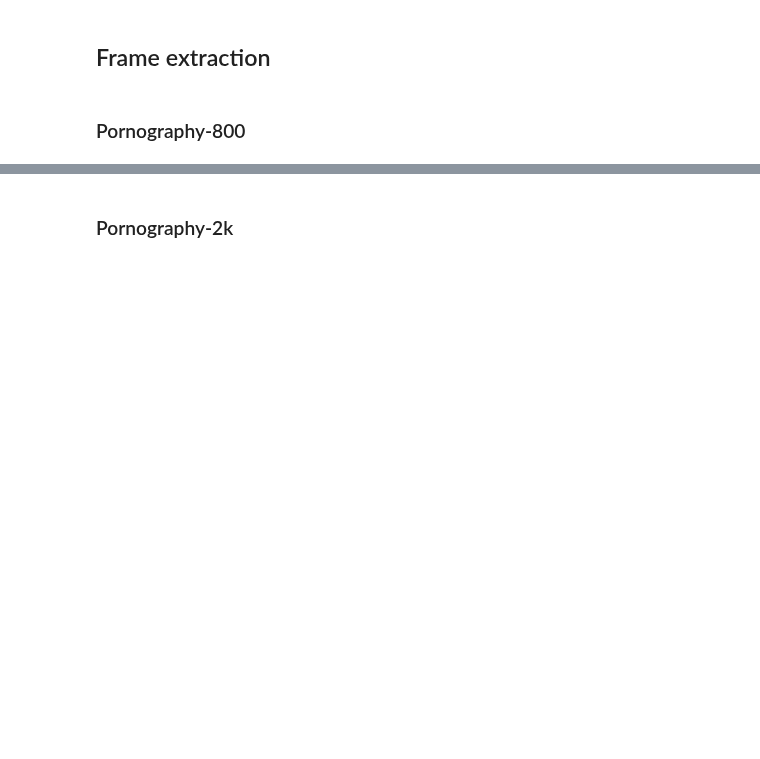
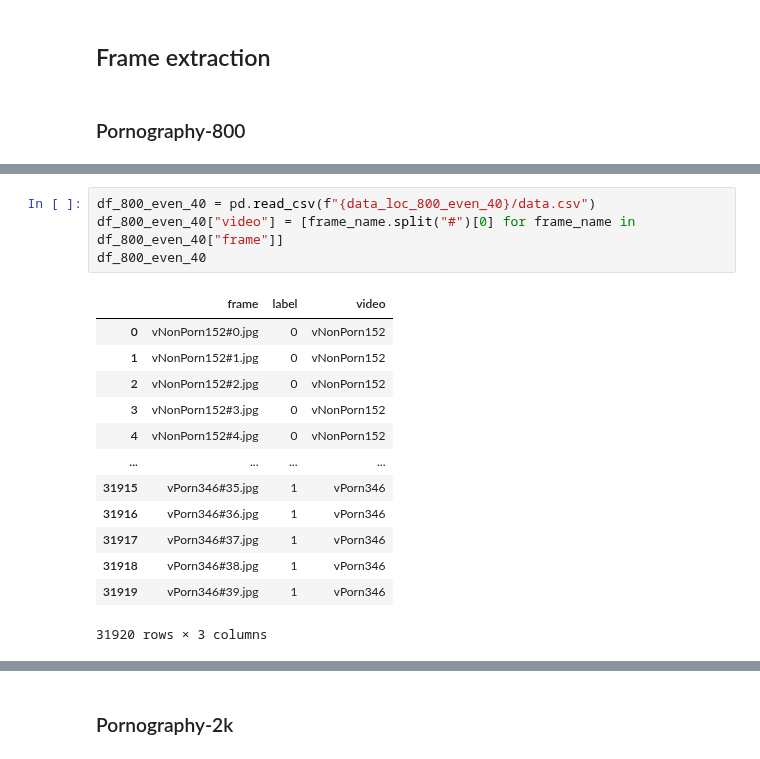
Before and after one commit to margaridav27/end-to-end-framework-pornography-detection, a Jupyter notebook: src/notebooks/sanity_check.ipynb, the cells around one changed output, grey strips where cells are left out. Cells and saved outputs as stored; diff of their text form; blank space fills up the shorter version.

```diff
--- a/src/notebooks/sanity_check.ipynb
+++ b/src/notebooks/sanity_check.ipynb
@@ -36,0 +97,18 @@ len(frames_800[frames_800["label"] == 1]) # Number of porn frames
+# %%
+df_800_even_40 = pd.read_csv(f"{data_loc_800_even_40}/data.csv")
+df_800_even_40["video"] = [frame_name.split("#")[0] for frame_name in df_800_even_40["frame"]]
+df_800_even_40
+# %% [output]
+|  | frame | label | video |
+| 0 | vNonPorn152#0.jpg | 0 | vNonPorn152 |
+| 1 | vNonPorn152#1.jpg | 0 | vNonPorn152 |
+| 2 | vNonPorn152#2.jpg | 0 | vNonPorn152 |
+| 3 | vNonPorn152#3.jpg | 0 | vNonPorn152 |
+| 4 | vNonPorn152#4.jpg | 0 | vNonPorn152 |
+| ... | ... | ... | ... |
+| 31915 | vPorn346#35.jpg | 1 | vPorn346 |
+| 31916 | vPorn346#36.jpg | 1 | vPorn346 |
+| 31917 | vPorn346#37.jpg | 1 | vPorn346 |
+| 31918 | vPorn346#38.jpg | 1 | vPorn346 |
+| 31919 | vPorn346#39.jpg | 1 | vPorn346 |
+31920 rows × 3 columns
```
Also changed, not shown: parts of 45 cells of this notebook, 1 other file.
